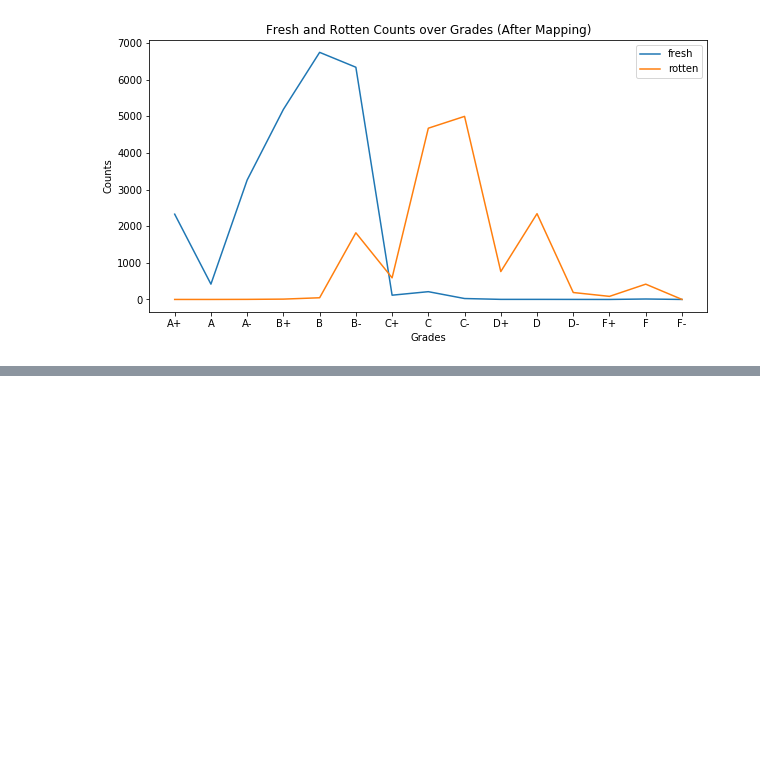
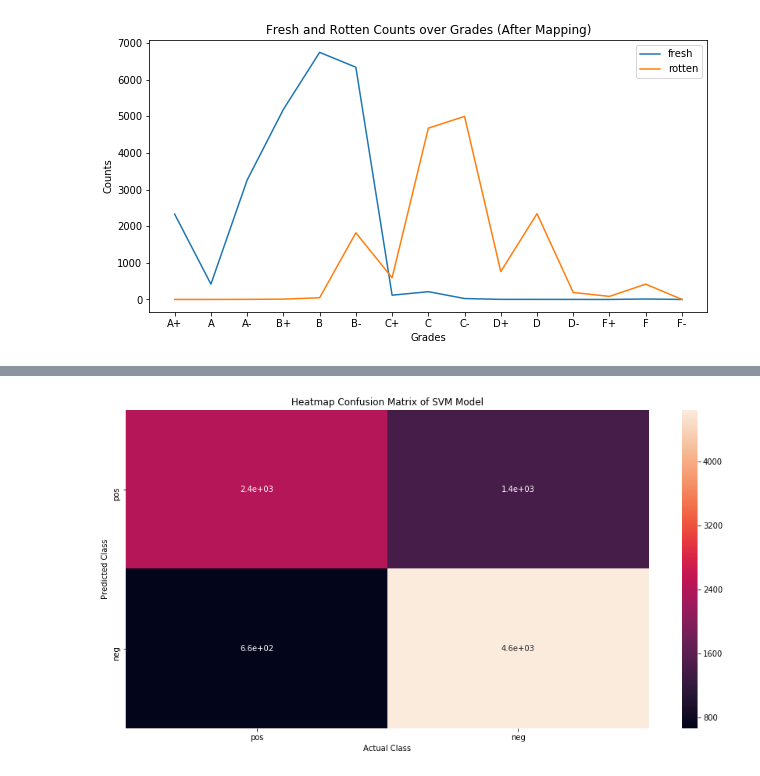
Before and after one commit to sjmiller8182/Rotten-Tomatoes-Analysis, a Jupyter notebook: Review Analysis.ipynb, the cells around one changed output, grey strips where cells are left out. Cells and saved outputs as stored; diff of their text form; code cells hidden in the pictures; blank space fills up the shorter version.

```diff
--- a/Review Analysis.ipynb
+++ b/Review Analysis.ipynb
@@ -280,9 +300,21 @@ I plan on doing the second option. This would be the normal application of this
 # %%
-m_data = data[['review_pp','grade','fresh']].dropna()
+m_data = data[['review_pp','grade','fresh','pos_neg']].dropna()
+m_data = m_data[(m_data['pos_neg'] == 'neg') | (m_data['pos_neg'] == 'pos')]
 # %%
 from sklearn.model_selection import train_test_split
+from sklearn.feature_extraction.text import CountVectorizer
 
 X_train, X_test, y_train, y_test = train_test_split(m_data['review_pp'],
-                                                    m_data['fresh'],
+                                                    m_data['pos_neg'],
                                                     random_state=49,
-                                                    test_size = 0.33)
+                                                    test_size = 0.33,
+                                                    shuffle = True)
+# vectorize reviews
+count_vec = CountVectorizer()
+training_data = count_vec.fit_transform(X_train)
+testing_data = count_vec.transform(X_test)
+
+from sklearn.feature_extraction.text import TfidfTransformer
+tfidf_transformer = TfidfTransformer()
+X_train_tfidf = tfidf_transformer.fit_transform(training_data)
+X_test_tfidf = tfidf_transformer.fit_transform(testing_data)
@@ -323,0 +427,10 @@ array([[5699, 1445],
+# %%
+from sklearn.linear_model import SGDClassifier
+
+# create model and train
+sgd = SGDClassifier(loss='hinge', penalty='l2', alpha=1e-3,
+                    random_state=49, max_iter=7, tol=None)
+sgd.fit(training_data, y_train)
+
+# run model on test set
+predictions = sgd.predict(testing_data)
@@ -323,0 +447,11 @@ array([[5699, 1445],
+# %%
+array = confusion_matrix(y_test, predictions)
+df_cm = pd.DataFrame(array, index = [i for i in ['pos','neg']],
+                  columns = [i for i in ['pos','neg']])
+plt.figure(figsize = (15,7.5))
+sns.heatmap(df_cm, annot=True);
+plt.ylabel('Predicted Class');
+plt.xlabel('Actual Class');
+plt.title('Heatmap Confusion Matrix of SVM Model');
+# %% [output]
+[figure, added]
```
Also changed, not shown: parts of 17 cells of this notebook.
